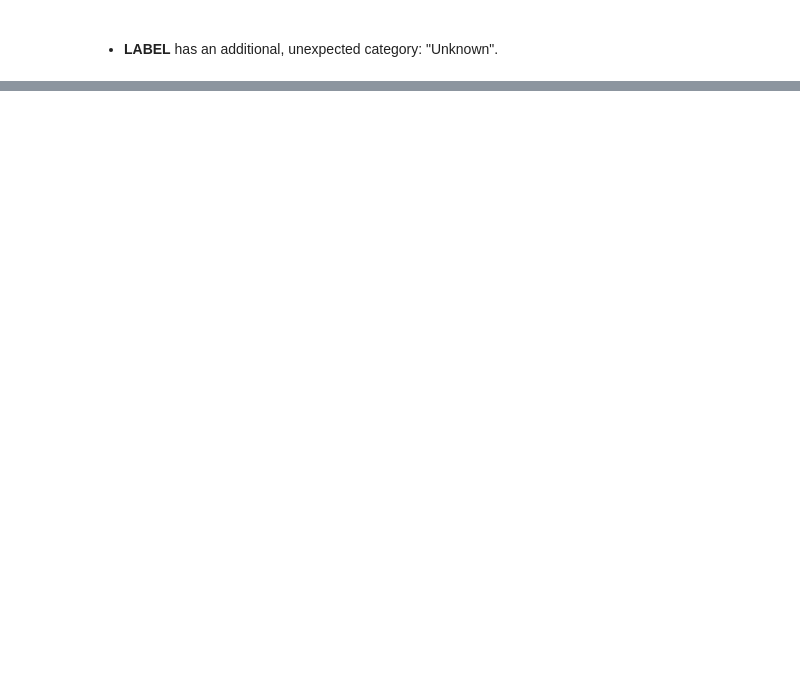
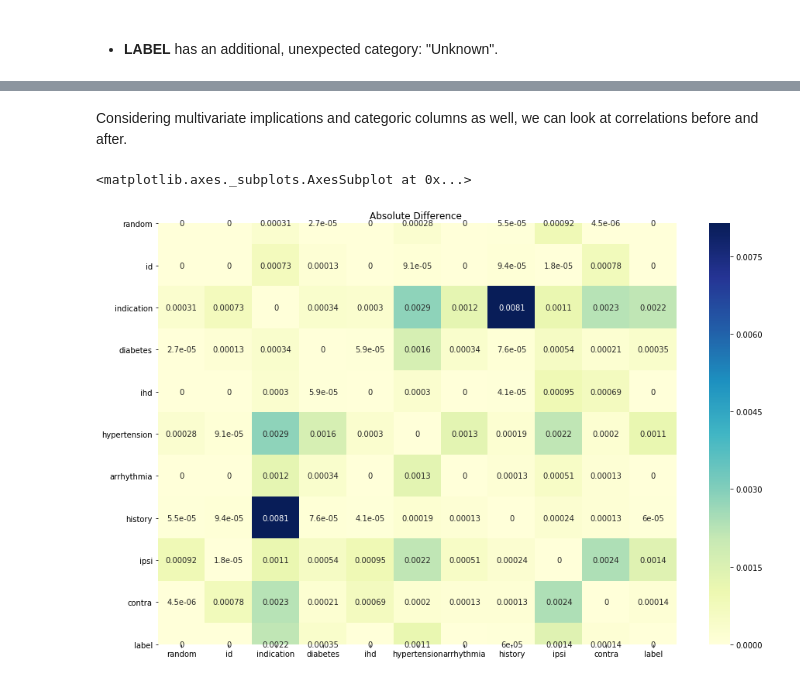
Before and after one commit to crkaz/data-mining, a Jupyter notebook: acw/ACW.ipynb, the cells around one changed output, grey strips where cells are left out. Saved outputs shown, nothing was run; the diff lists cells and outputs as text; code cells hidden in the pictures; blank space fills up the shorter version.

```diff
--- a/acw/ACW.ipynb
+++ b/acw/ACW.ipynb
@@ -799,0 +982,3 @@ Revisits:
+# %%
+nans = FindMissing(correctedData, rawColNames) # Look for missing data in the given cols of the given df.
+nans
@@ -799,0 +1006,6 @@ Revisits:
+# %%
+for index, row in nans.iterrows():
+    missingFeatures = nans.columns.values[row.isnull()]
+    for feature in missingFeatures:
+        print("\nImputing " + feature + " for the record at index " + str(index))
+        NNImpute(feature, correctedData.iloc[index], correctedData, ignore=["random", "id"])
@@ -799,0 +1038,18 @@ Revisits:
+# %%
+imputedDf = correctedData.copy() # New dataframe with imputed values (except "label").
+
+# Iterate over records with missing data.
+for index, row in nans.iterrows():
+    # Find out which features are missing data in the current record.
+    missingFeatures = nans.columns.values[row.isnull()]
+
+    # For each missing value, impute it.
+    for feature in missingFeatures:
+        newVal = NNImpute(feature, labelsImputed.iloc[index], labelsImputed, ignore=["random", "id"], output=False)
+
+        if feature == "label":
+            # Only impute the label in a seperate dataframe.
+            labelsImputed.at[index, feature] = newVal
+        else:
+            labelsImputed.at[index, feature] = newVal
+            imputedDf.at[index, feature] = newVal
@@ -799,0 +1070,22 @@ Revisits:
+# %% [markdown]
+Considering multivariate implications and categoric columns as well, we can look at correlations before and after.
+# %%
+## Create a rough transform of categories to numeric values.
+imputedTransformed = imputedDf.copy().replace(["Risk", "NoRisk", "yes", "no", "a-f", "asx", "tia", "cva"],[1,0,1,0,0,1,2,3])
+transformed = correctedData.copy().replace(["Risk", "NoRisk", "yes", "no", "a-f", "asx", "tia", "cva", "nan"],[1,0,1,0,0,1,2,3, np.nan])
+
+# Because we haven't imputed nans, we need to drop those rows for this comparison.
+labelsUnknown = [475,523, 812,974,1418] ## Labels that were nan or "Unknown".
+imputedTransformed = imputedTransformed.drop(labelsUnknown)
+transformed = transformed.drop(labelsUnknown)
+
+# Solve strange issue where label doesn't output to heatmap even though all vals are int 1 or 0.
+imputedTransformed['label'] = imputedTransformed['label'].apply(lambda x: int(x))
+transformed['label'] = transformed['label'].apply(lambda x: int(x))
+
+plt.figure(figsize=(15,10))
+plt.title("Absolute Difference ")
+sns.heatmap(abs(imputedTransformed.corr() - transformed.corr()), annot=True, cmap="YlGnBu")
+# %% [output]
+<matplotlib.axes._subplots.AxesSubplot at 0x...>
+[figure, added]
```
Also changed, not shown: parts of 201 cells of this notebook, 5 other files.
